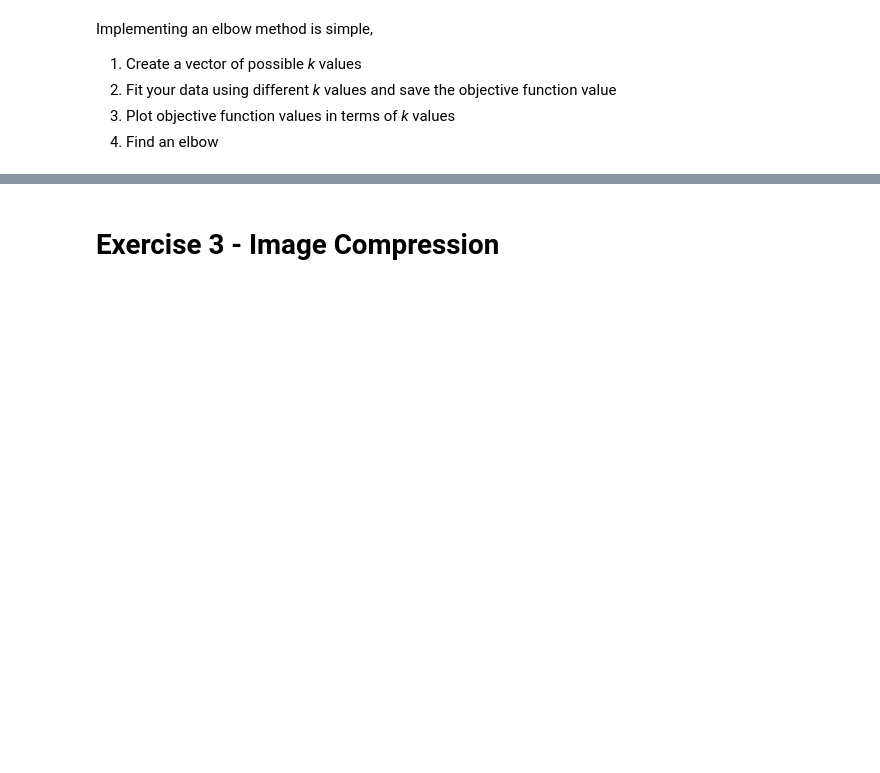
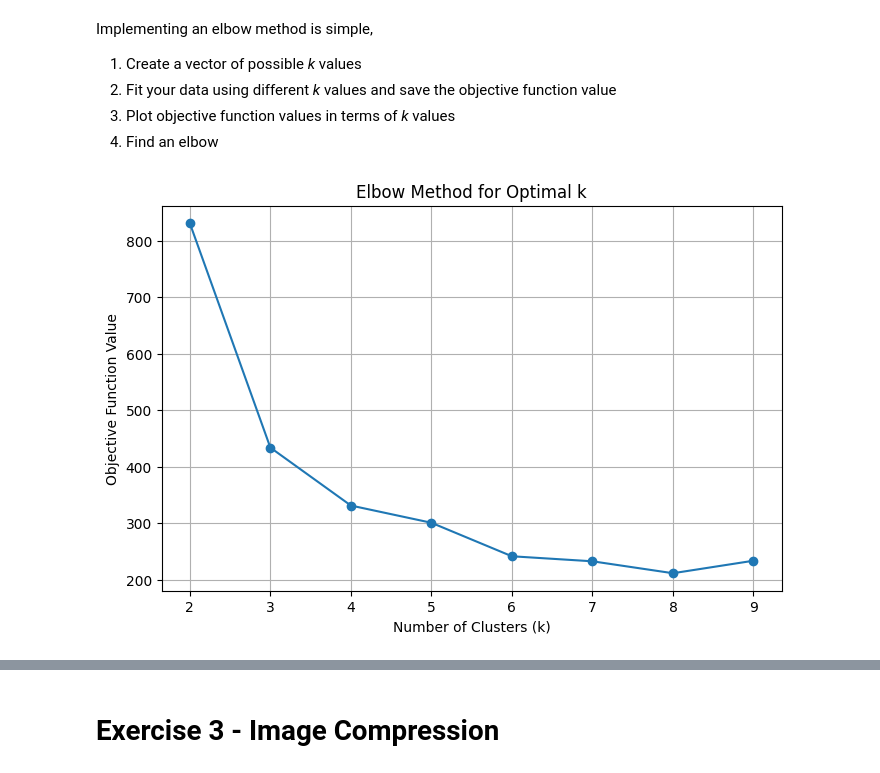
Before and after one commit to Darknessdark898/MLF, a Jupyter notebook: LAB3/Lab_02_task.ipynb, the cells around one changed output, grey strips where cells are left out. Drawn from its saved outputs; the diff is of its cells as text; code cells hidden in the pictures; blank space fills up the shorter version.

```diff
--- a/LAB3/Lab_02_task.ipynb
+++ b/LAB3/Lab_02_task.ipynb
@@ -600,3 +594,23 @@ all_objective = []
+# %%
+k_all = range(2, 10)
+all_objective = []
+
+
+#WRITE YOUR CODE HERE\
+
+for k in k_all:
+    centroids, objective = fit(loaded_points, k, n_of_oterations=100)
+    all_objective.append(objective)
+
+plt.figure(figsize=(8, 5))
+plt.plot(k_all, all_objective, marker='o', linestyle='-')
+plt.xlabel("Number of Clusters (k)")
+plt.ylabel("Objective Function Value")
+plt.title("Elbow Method for Optimal k")
+plt.grid(True)
+plt.show()
+# %% [output]
+[figure, added]
 # %%
 plt.figure()
 plt.plot(k_all, all_objective)
```
Also changed, not shown: parts of 2 cells of this notebook.
